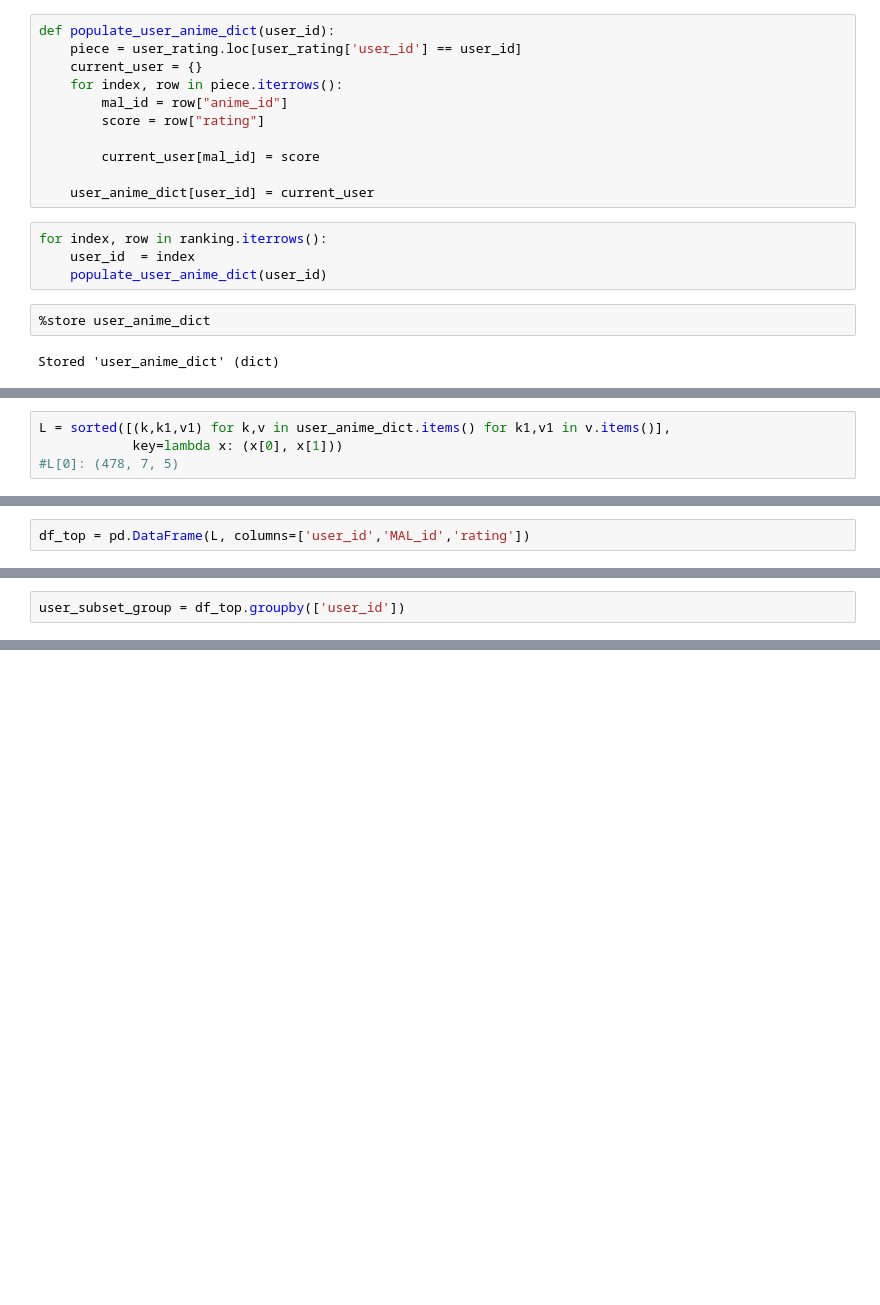
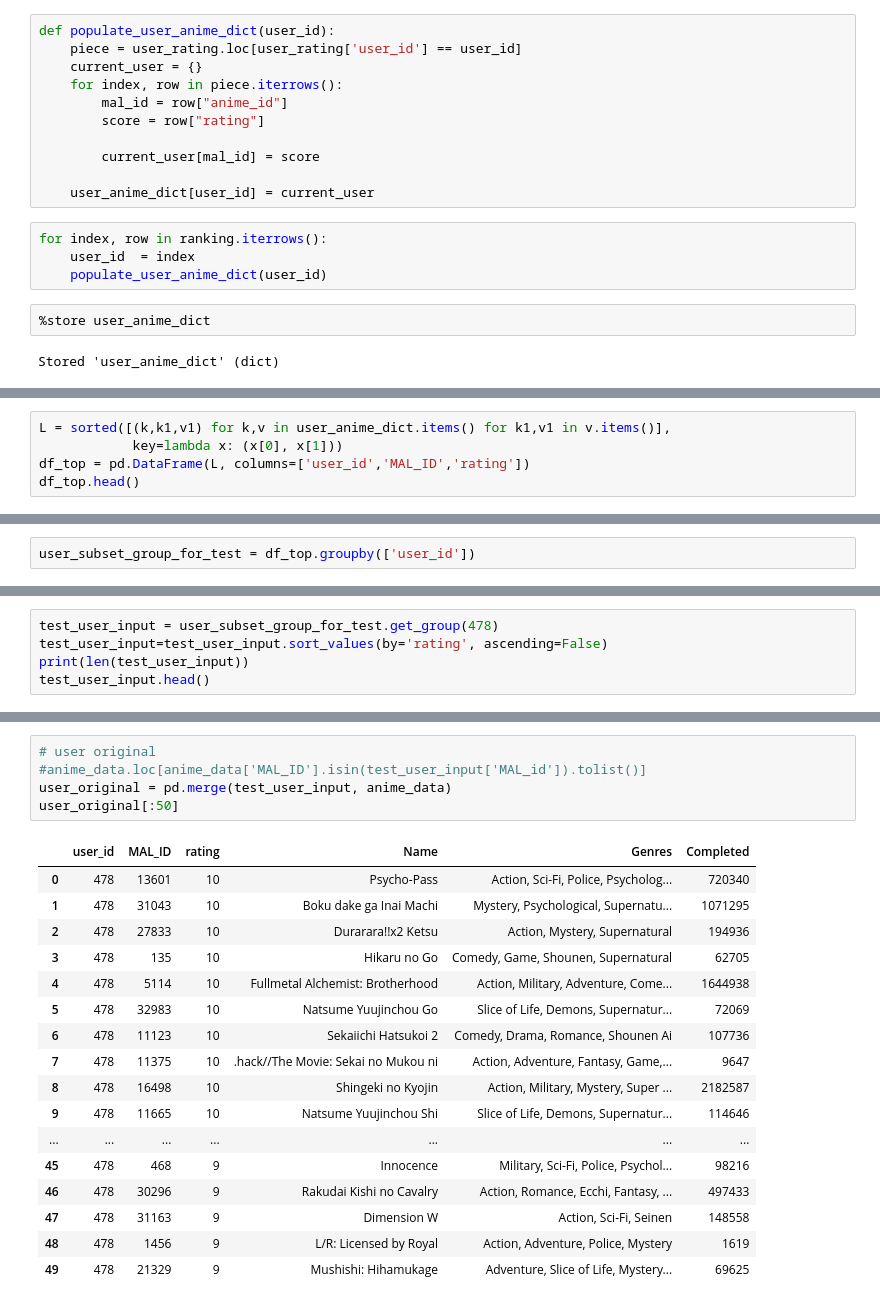
Before and after one commit to jshen1110/anime_recommendation, a Jupyter notebook: unsupervised_knn.ipynb, the cells around one changed output, grey strips where cells are left out. Drawn from its saved outputs; the diff is of its cells as text; blank space fills up the shorter version.

```diff
--- a/unsupervised_knn.ipynb
+++ b/unsupervised_knn.ipynb
@@ -43,5 +50,6 @@ print(len(user_anime_dict))
 # %%
 L = sorted([(k,k1,v1) for k,v in user_anime_dict.items() for k1,v1 in v.items()],
             key=lambda x: (x[0], x[1]))
-#L[0]: (478, 7, 5)
+df_top = pd.DataFrame(L, columns=['user_id','MAL_ID','rating'])
+df_top.head()
 # %% [output]
@@ -49,2 +61,0 @@ L = sorted([(k,k1,v1) for k,v in user_anime_dict.items() for k1,v1 in v.items()]
-# %%
-df_top = pd.DataFrame(L, columns=['user_id','MAL_id','rating'])
@@ -60,2 +64,2 @@ df_top.head()
 # %%
-user_subset_group = df_top.groupby(['user_id'])
+user_subset_group_for_test = df_top.groupby(['user_id'])
@@ -70,0 +68,5 @@ user_subset_group.get_group(478)[:5]
+# %%
+test_user_input = user_subset_group_for_test.get_group(478)
+test_user_input=test_user_input.sort_values(by='rating', ascending=False)
+print(len(test_user_input))
+test_user_input.head()
@@ -70,0 +243,23 @@ user_subset_group.get_group(478)[:5]
+# %%
+# user original
+#anime_data.loc[anime_data['MAL_ID'].isin(test_user_input['MAL_id']).tolist()]
+user_original = pd.merge(test_user_input, anime_data)
+user_original[:50]
+# %% [output]
+|  | user_id | MAL_ID | rating | Name | Genres | Completed |
+| 0 | 478 | 13601 | 10 | Psycho-Pass | Action, Sci-Fi, Police, Psycholog... | 720340 |
+| 1 | 478 | 31043 | 10 | Boku dake ga Inai Machi | Mystery, Psychological, Supernatu... | 1071295 |
+| 2 | 478 | 27833 | 10 | Durarara!!x2 Ketsu | Action, Mystery, Supernatural | 194936 |
+| 3 | 478 | 135 | 10 | Hikaru no Go | Comedy, Game, Shounen, Supernatural | 62705 |
+| 4 | 478 | 5114 | 10 | Fullmetal Alchemist: Brotherhood | Action, Military, Adventure, Come... | 1644938 |
+| 5 | 478 | 32983 | 10 | Natsume Yuujinchou Go | Slice of Life, Demons, Supernatur... | 72069 |
+| 6 | 478 | 11123 | 10 | Sekaiichi Hatsukoi 2 | Comedy, Drama, Romance, Shounen Ai | 107736 |
+| 7 | 478 | 11375 | 10 | .hack//The Movie: Sekai no Mukou ni | Action, Adventure, Fantasy, Game,... | 9647 |
+| 8 | 478 | 16498 | 10 | Shingeki no Kyojin | Action, Military, Mystery, Super ... | 2182587 |
+| 9 | 478 | 11665 | 10 | Natsume Yuujinchou Shi | Slice of Life, Demons, Supernatur... | 114646 |
+| ... | ... | ... | ... | ... | ... | ... |
+| 45 | 478 | 468 | 9 | Innocence | Military, Sci-Fi, Police, Psychol... | 98216 |
+| 46 | 478 | 30296 | 9 | Rakudai Kishi no Cavalry | Action, Romance, Ecchi, Fantasy, ... | 497433 |
+| 47 | 478 | 31163 | 9 | Dimension W | Action, Sci-Fi, Seinen | 148558 |
+| 48 | 478 | 1456 | 9 | L/R: Licensed by Royal | Action, Adventure, Police, Mystery | 1619 |
+| 49 | 478 | 21329 | 9 | Mushishi: Hihamukage | Adventure, Slice of Life, Mystery... | 69625 |
```
Also changed, not shown: parts of 26 cells of this notebook.
